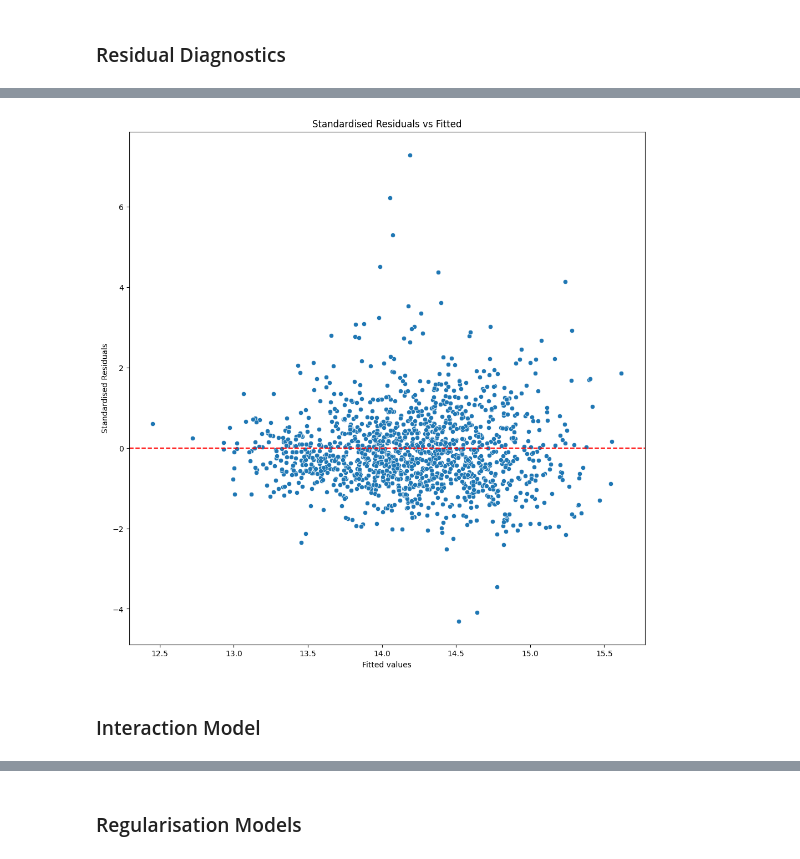
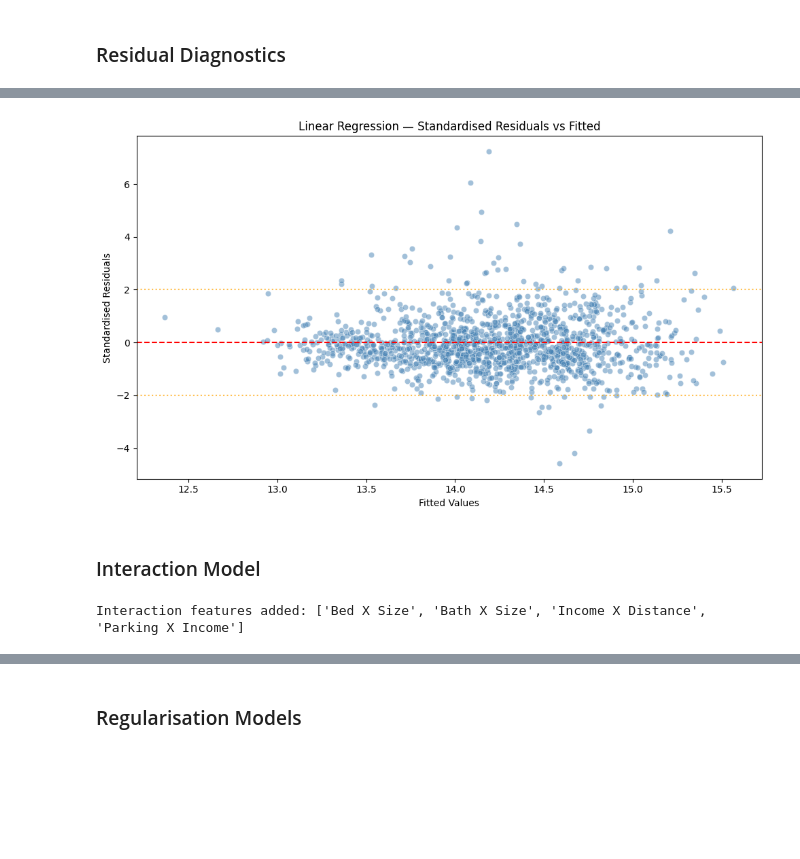
Before and after one commit to atharvakatkar/Sydney-House-Price-Predictor, a Jupyter notebook: notebooks/house_price_predictions.ipynb, the cells around one changed output, grey strips where cells are left out. Saved outputs shown, nothing was run; the diff lists cells and outputs as text; code cells hidden in the pictures; blank space fills up the shorter version.

```diff
--- a/notebooks/house_price_predictions.ipynb
+++ b/notebooks/house_price_predictions.ipynb
@@ -735,0 +752,15 @@ Index(['price', 'date_sold', 'suburb', 'num_bath', 'num_bed', 'num_parking',
+# %%
+# ONE HOT ENCODE PROPERTY TYPE
+merged_lr = pd.get_dummies(merged_lr, columns=["Type"], drop_first=True)
+
+# Rename dummy columns for readability
+merged_lr.rename(columns={
+    "Type_House": "Is House",
+    "Type_Land": "Is Land",
+    "Type_Off The Plan Apartments": "Is Off Plan Apartment",
+    "Type_Off The Plan House": "Is Off Plan House",
+    "Type_Other": "Is Other"
+}, inplace=True)
+
+print("Encoded columns:", [col for col in merged_lr.columns if col.startswith("Is")])
+print("Dataset shape:", merged_lr.shape)
@@ -737,7 +771,7 @@ Index(['price', 'date_sold', 'suburb', 'num_bath', 'num_bed', 'num_parking',
 ### Train-Test Split & Scaling
 # %%
 # TRAIN TEST SPLIT
-X = merged_lr.drop(columns=["price", "suburb", "date_sold"])
-y = merged_lr["price"]
+X = merged_lr.drop(columns=["Price", "Suburb", "Date Sold"])
+y = merged_lr["Price"]
 
 X_train, X_test, y_train, y_test = train_test_split(X, y, test_size=0.2, random_state=42)
@@ -749,0 +778,9 @@ X_test_scaled = scalar.transform(X_test)
+# %%
+# FEATURE SCALING
+scaler = StandardScaler()
+X_train_scaled = scaler.fit_transform(X_train)
+X_test_scaled = scaler.transform(X_test)
+
+print("Scaling complete")
+print("Train mean (should be ~0):", X_train_scaled.mean().round(4))
+print("Train std (should be ~1):", X_train_scaled.std().round(4))
@@ -809,15 +850,18 @@ plt.show()
 # %%
-# STANDARDISING THE RESIDUALS
+# STANDARDISED RESIDUALS VS FITTED
 std_residuals = lr_residuals / np.std(lr_residuals)
 
-plt.figure(figsize=(12,12))
-sns.scatterplot(x = lr_y_pred, y = std_residuals)
-plt.axhline(0, color = "red", linestyle = "--")
-plt.xlabel("Fitted values")
+plt.figure(figsize=(10, 6))
+sns.scatterplot(x=lr_y_pred, y=std_residuals, alpha=0.5, color='steelblue')
+plt.axhline(0, color="red", linestyle="--")
+plt.axhline(2, color="orange", linestyle=":", alpha=0.7)
+plt.axhline(-2, color="orange", linestyle=":", alpha=0.7)
+plt.xlabel("Fitted Values")
 plt.ylabel("Standardised Residuals")
-plt.title("Standardised Residuals vs Fitted")
+plt.title("Linear Regression — Standardised Residuals vs Fitted")
+plt.tight_layout()
 plt.show()
 # %% [output]
-[figure, old version]
+[figure, new version]
 # %% [markdown]
 ### Interaction Model
@@ -846 +868,25 @@ X_test_interaction["parking * income"] = X_test_interaction["num_parking"] * X_t
+# %%
+# FEATURE INTERACTIONS
+X_train_interaction = X_train.copy()
+X_test_interaction = X_test.copy()
+
+# Num Bed × Property Size — larger homes with more bedrooms
+X_train_interaction["Bed X Size"] = X_train_interaction["Num Bed"] * X_train_interaction["Property Size"]
+X_test_interaction["Bed X Size"] = X_test_interaction["Num Bed"] * X_test_interaction["Property Size"]
+
+# Num Bath × Property Size — bathroom count relative to property size
+X_train_interaction["Bath X Size"] = X_train_interaction["Num Bath"] * X_train_interaction["Property Size"]
+X_test_interaction["Bath X Size"] = X_test_interaction["Num Bath"] * X_test_interaction["Property Size"]
+
+# Suburb Median Income × Km From Cbd — wealthy suburbs close to city
+X_train_interaction["Income X Distance"] = X_train_interaction["Suburb Median Income"] * X_train_interaction["Km From Cbd"]
+X_test_interaction["Income X Distance"] = X_test_interaction["Suburb Median Income"] * X_test_interaction["Km From Cbd"]
+
+# Num Parking × Suburb Median Income — parking value in wealthier suburbs
+X_train_interaction["Parking X Income"] = X_train_interaction["Num Parking"] * X_train_interaction["Suburb Median Income"]
+X_test_interaction["Parking X Income"] = X_test_interaction["Num Parking"] * X_test_interaction["Suburb Median Income"]
+
+print("Interaction features added:", ["Bed X Size", "Bath X Size", "Income X Distance", "Parking X Income"])
+# %% [output]
+Interaction features added: ['Bed X Size', 'Bath X Size', 'Income X Distance', 'Parking X Income']
 # %%
```
Also changed, not shown: parts of 90 cells of this notebook, 1 other file.
